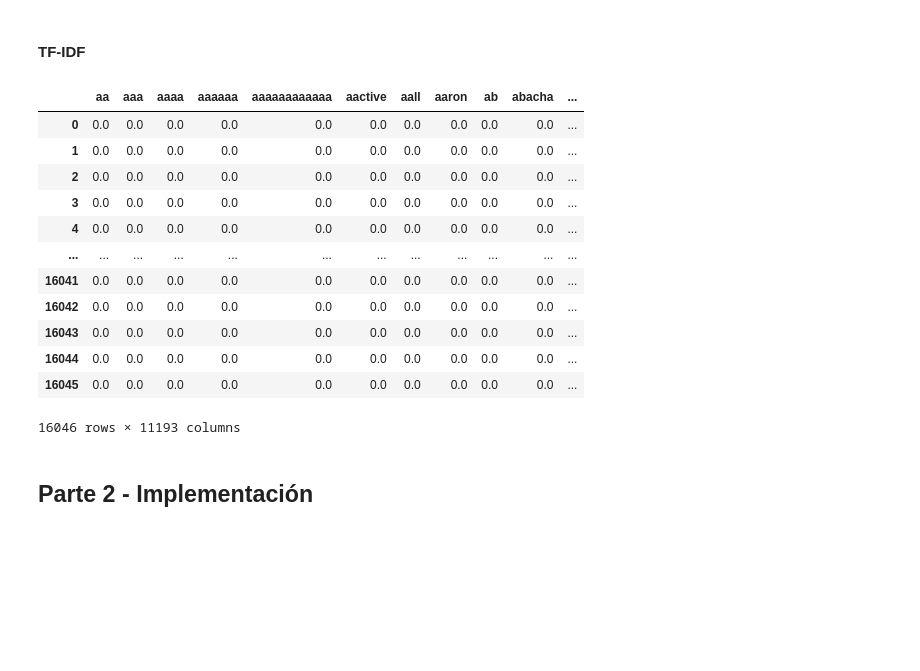
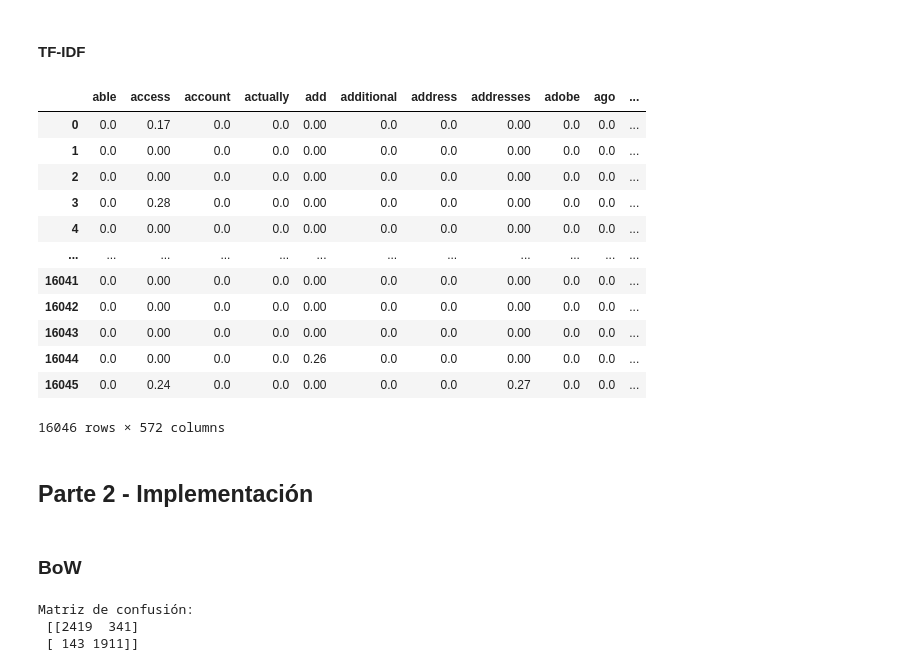
Before and after one commit to sebas411/Lab2-Security-Data-Science, a Jupyter notebook: Lab 2.ipynb, the cells around one changed output. Drawn from its saved outputs; the diff is of its cells as text; code cells hidden in the pictures; blank space fills up the shorter version.

```diff
--- a/Lab 2.ipynb
+++ b/Lab 2.ipynb
@@ -151,26 +153,27 @@ bow
 # %% [markdown]
 #### TF-IDF
 # %%
-tv = TfidfVectorizer(min_df=0.0003, max_df=1., use_idf=True)
+tv = TfidfVectorizer(min_df=0.01, max_df=1., use_idf=True)
 tv_matrix = tv.fit_transform(body)
 tv_matrix = tv_matrix.toarray()
-
 vocabulario = tv.get_feature_names_out()
 tfidf = pd.DataFrame(np.round(tv_matrix, 2), columns=vocabulario)
 tfidf
 # %% [output]
-|  | aa | aaa | aaaa | aaaaaa | aaaaaaaaaaaa | aactive | aall | aaron | ab | abacha | ... |
-| 0 | 0.0 | 0.0 | 0.0 | 0.0 | 0.0 | 0.0 | 0.0 | 0.0 | 0.0 | 0.0 | ... |
-| 1 | 0.0 | 0.0 | 0.0 | 0.0 | 0.0 | 0.0 | 0.0 | 0.0 | 0.0 | 0.0 | ... |
-| 2 | 0.0 | 0.0 | 0.0 | 0.0 | 0.0 | 0.0 | 0.0 | 0.0 | 0.0 | 0.0 | ... |
-| 3 | 0.0 | 0.0 | 0.0 | 0.0 | 0.0 | 0.0 | 0.0 | 0.0 | 0.0 | 0.0 | ... |
-| 4 | 0.0 | 0.0 | 0.0 | 0.0 | 0.0 | 0.0 | 0.0 | 0.0 | 0.0 | 0.0 | ... |
+|  | able | access | account | actually | add | additional | address | addresses | adobe | ago | ... |
+| 0 | 0.0 | 0.17 | 0.0 | 0.0 | 0.00 | 0.0 | 0.0 | 0.00 | 0.0 | 0.0 | ... |
+| 1 | 0.0 | 0.00 | 0.0 | 0.0 | 0.00 | 0.0 | 0.0 | 0.00 | 0.0 | 0.0 | ... |
+| 2 | 0.0 | 0.00 | 0.0 | 0.0 | 0.00 | 0.0 | 0.0 | 0.00 | 0.0 | 0.0 | ... |
+| 3 | 0.0 | 0.28 | 0.0 | 0.0 | 0.00 | 0.0 | 0.0 | 0.00 | 0.0 | 0.0 | ... |
+| 4 | 0.0 | 0.00 | 0.0 | 0.0 | 0.00 | 0.0 | 0.0 | 0.00 | 0.0 | 0.0 | ... |
 | ... | ... | ... | ... | ... | ... | ... | ... | ... | ... | ... | ... |
-| 16041 | 0.0 | 0.0 | 0.0 | 0.0 | 0.0 | 0.0 | 0.0 | 0.0 | 0.0 | 0.0 | ... |
-| 16042 | 0.0 | 0.0 | 0.0 | 0.0 | 0.0 | 0.0 | 0.0 | 0.0 | 0.0 | 0.0 | ... |
-| 16043 | 0.0 | 0.0 | 0.0 | 0.0 | 0.0 | 0.0 | 0.0 | 0.0 | 0.0 | 0.0 | ... |
-| 16044 | 0.0 | 0.0 | 0.0 | 0.0 | 0.0 | 0.0 | 0.0 | 0.0 | 0.0 | 0.0 | ... |
-| 16045 | 0.0 | 0.0 | 0.0 | 0.0 | 0.0 | 0.0 | 0.0 | 0.0 | 0.0 | 0.0 | ... |
+| 16041 | 0.0 | 0.00 | 0.0 | 0.0 | 0.00 | 0.0 | 0.0 | 0.00 | 0.0 | 0.0 | ... |
+| 16042 | 0.0 | 0.00 | 0.0 | 0.0 | 0.00 | 0.0 | 0.0 | 0.00 | 0.0 | 0.0 | ... |
+| 16043 | 0.0 | 0.00 | 0.0 | 0.0 | 0.00 | 0.0 | 0.0 | 0.00 | 0.0 | 0.0 | ... |
+| 16044 | 0.0 | 0.00 | 0.0 | 0.0 | 0.26 | 0.0 | 0.0 | 0.00 | 0.0 | 0.0 | ... |
+| 16045 | 0.0 | 0.24 | 0.0 | 0.0 | 0.00 | 0.0 | 0.0 | 0.27 | 0.0 | 0.0 | ... |
-16046 rows × 11193 columns
+16046 rows × 572 columns
 # %% [markdown]
 ## Parte 2 - Implementación
+# %% [markdown]
+### BoW
@@ -176,0 +185,7 @@ tfidf
+# %%
+y_pred = clf.predict(Bow_test)
+print('Matriz de confusión:\n', metrics.confusion_matrix(y_test, y_pred))
+# %% [output]
+Matriz de confusión:
+ [[2419  341]
+ [ 143 1911]]
```
Also changed, not shown: parts of 16 cells of this notebook.
